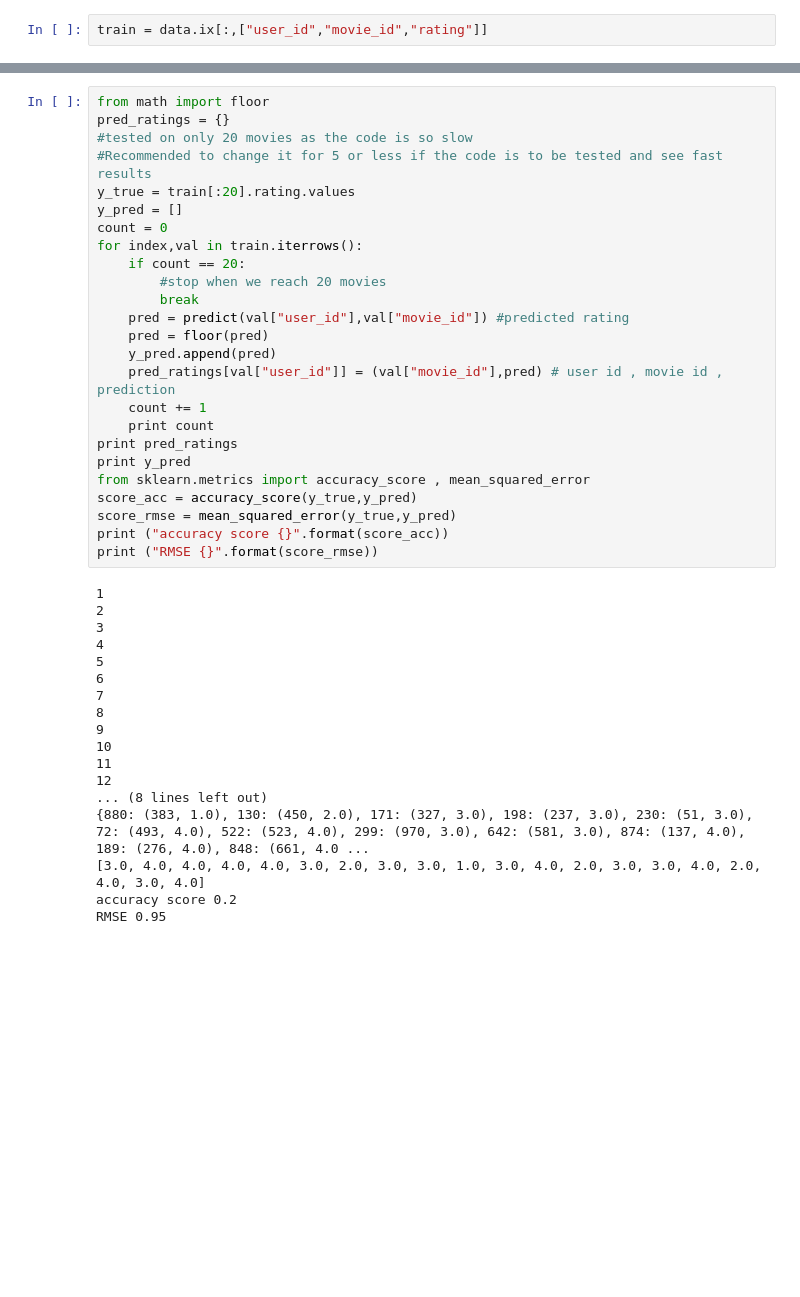
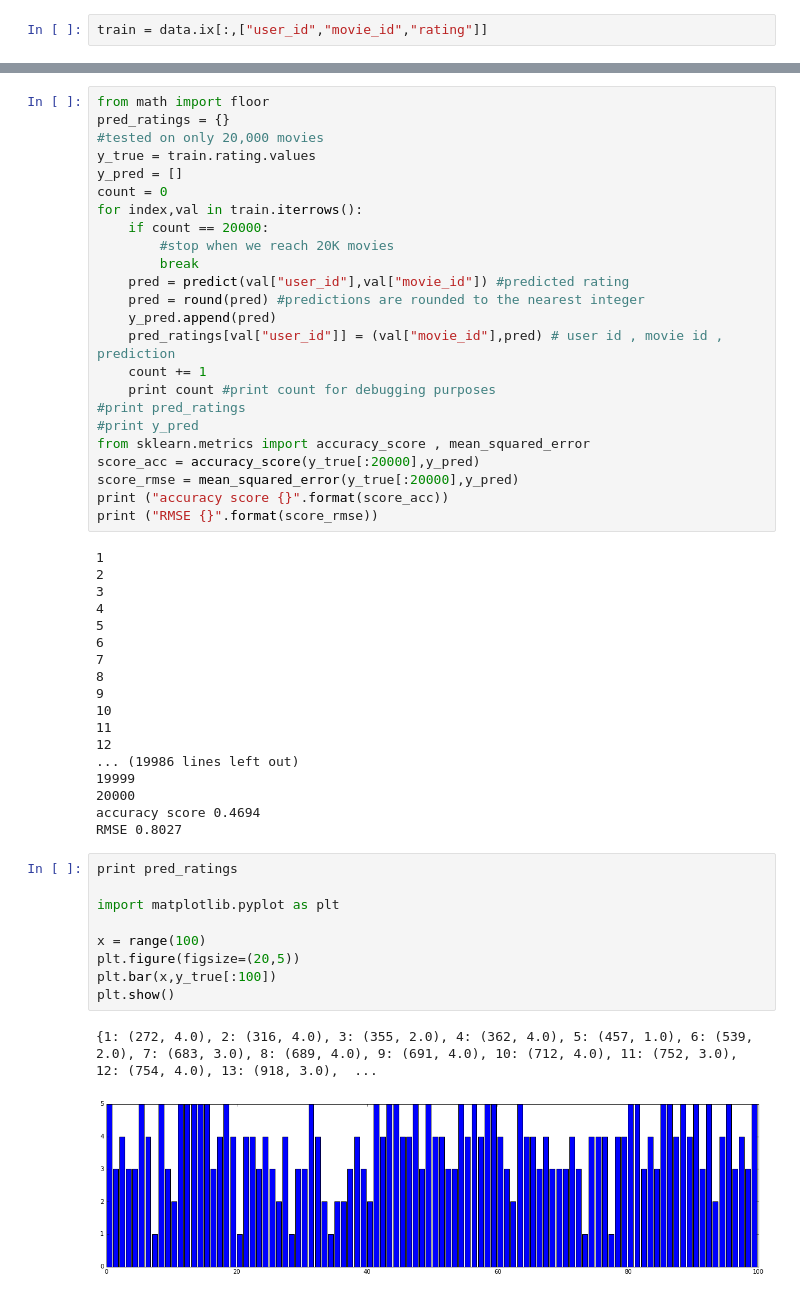
Before and after one commit to adhamgad/Machine-Learning-Nanodegree, a Jupyter notebook: P5-Recommender System/P5-Recommender systems .ipynb, the cells around one changed output, grey strips where cells are left out. Drawn from its saved outputs; the diff is of its cells as text; blank space fills up the shorter version.

```diff
--- a/P5-Recommender System/P5-Recommender systems .ipynb
+++ b/P5-Recommender System/P5-Recommender systems .ipynb
@@ -268,26 +291,25 @@ def predict(user_a,movie_id):
 # %%
 from math import floor
 pred_ratings = {}
-#tested on only 20 movies as the code is so slow
-#Recommended to change it for 5 or less if the code is to be tested and see fast results
-y_true = train[:20].rating.values
+#tested on only 20,000 movies
+y_true = train.rating.values
 y_pred = []
 count = 0
 for index,val in train.iterrows():
-    if count == 20:
-        #stop when we reach 20 movies
+    if count == 20000:
+        #stop when we reach 20K movies
         break
     pred = predict(val["user_id"],val["movie_id"]) #predicted rating
-    pred = floor(pred)
+    pred = round(pred) #predictions are rounded to the nearest integer
     y_pred.append(pred)
     pred_ratings[val["user_id"]] = (val["movie_id"],pred) # user id , movie id , prediction
     count += 1
-    print count
-print pred_ratings
-print y_pred
+    print count #print count for debugging purposes
+#print pred_ratings
+#print y_pred
 from sklearn.metrics import accuracy_score , mean_squared_error
-score_acc = accuracy_score(y_true,y_pred)
-score_rmse = mean_squared_error(y_true,y_pred)
+score_acc = accuracy_score(y_true[:20000],y_pred)
+score_rmse = mean_squared_error(y_true[:20000],y_pred)
 print ("accuracy score {}".format(score_acc))
 print ("RMSE {}".format(score_rmse))
 # %% [output]
@@ -303,9 +325,21 @@ print ("RMSE {}".format(score_rmse))
 10
 11
 12
-... (8 lines left out)
-{880: (383, 1.0), 130: (450, 2.0), 171: (327, 3.0), 198: (237, 3.0), 230: (51, 3.0), 72: (493, 4.0), 522: (523, 4.0), 299: (970, 3.0), 642: (581, 3.0), 874: (137, 4.0), 189: (276, 4.0), 848: (661, 4.0 ...
-[3.0, 4.0, 4.0, 4.0, 4.0, 3.0, 2.0, 3.0, 3.0, 1.0, 3.0, 4.0, 2.0, 3.0, 3.0, 4.0, 2.0, 4.0, 3.0, 4.0]
-accuracy score 0.2
-RMSE 0.95
+... (19986 lines left out)
+19999
+20000
+accuracy score 0.4694
+RMSE 0.8027
+# %%
+print pred_ratings
+
+import matplotlib.pyplot as plt
+
+x = range(100)
+plt.figure(figsize=(20,5))
+plt.bar(x,y_true[:100])
+plt.show()
+# %% [output]
+{1: (272, 4.0), 2: (316, 4.0), 3: (355, 2.0), 4: (362, 4.0), 5: (457, 1.0), 6: (539, 2.0), 7: (683, 3.0), 8: (689, 4.0), 9: (691, 4.0), 10: (712, 4.0), 11: (752, 3.0), 12: (754, 4.0), 13: (918, 3.0),  ...
+[figure, added]
 # %%
```
Also changed, not shown: parts of 9 cells of this notebook, 1 other file.
